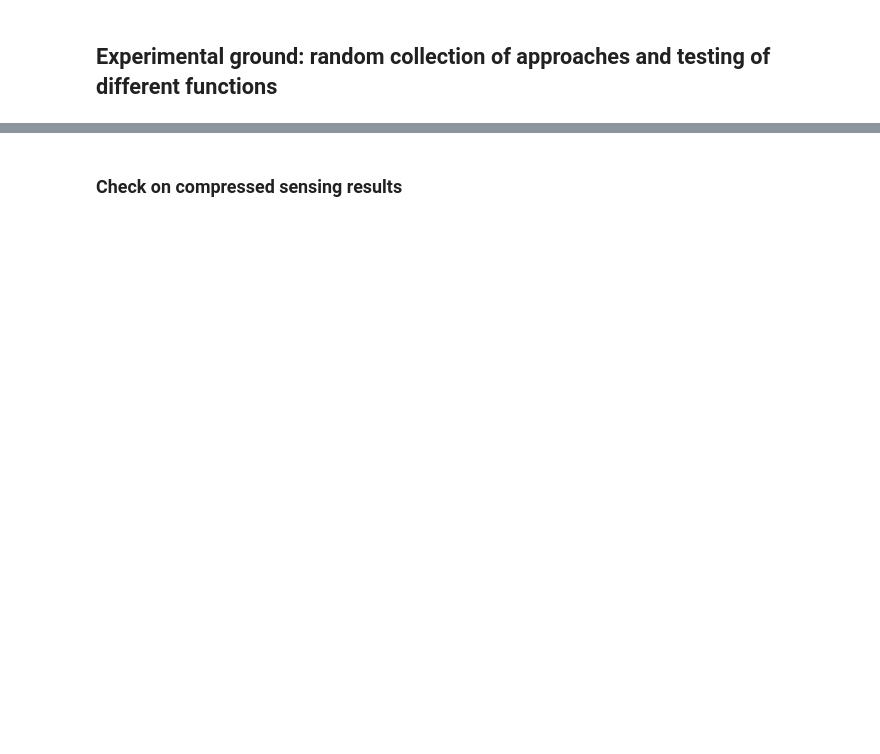
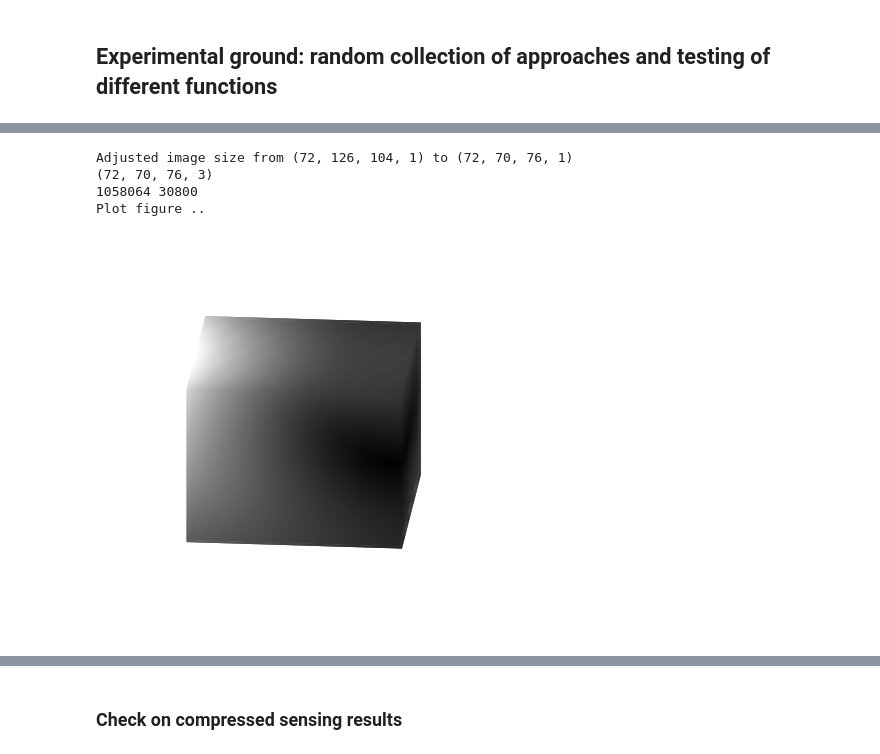
Before and after one commit to PiaaCaa/4DFlowNet, a Jupyter notebook: src/notebooks/experimental.ipynb, the cells around one changed output, grey strips where cells are left out. Saved outputs shown, nothing was run; the diff lists cells and outputs as text; code cells hidden in the pictures; blank space fills up the shorter version.

```diff
--- a/src/notebooks/experimental.ipynb
+++ b/src/notebooks/experimental.ipynb
@@ -68,0 +333,56 @@ FileNotFoundError: [Errno 2] No such file or directory: '/mnt/c/Users/piacal/Cod
+# %%
+# Import libraries
+from mpl_toolkits.mplot3d import Axes3D
+
+path_csm = f'../../results/kspacesampling/csm/csm_64_126_resized'
+csm = cfl.readcfl(path_csm)
+
+csm_1 = np.abs(csm[..., 2])
+csm_1 = adjust_image_size_centered(np.expand_dims(csm_1, -1), (*ksp_full.shape, 1)).squeeze()
+
+# set middle to zero
+csm_1[1:-1, 1:-1, 1:-1] = 0
+
+# normalisera
+csm_1 /= np.max(csm_1)
+
+x, y, z = csm_1.shape
+
+# Create axis
+axes = [x, y, z]
+
+# Control colour
+colors = np.empty(axes + [3], dtype=np.float32)
+
+b_x, b_y, b_z = np.where(csm_1 !=0)
+
+colors[b_x, b_y,b_z , 0] = csm_1[b_x, b_y,b_z]
+colors[b_x, b_y,b_z , 1] = csm_1[b_x, b_y,b_z]
+colors[b_x, b_y,b_z , 2] = csm_1[b_x, b_y,b_z]
+
+data = np.zeros(axes)
+data[np.where(csm_1 != 0 )] = 1
+data.astype(bool)
+
+print(colors.shape)
+
+print(np.count_nonzero(colors), np.count_nonzero(data))
+
+print('Plot figure ..')
+# Plot figure
+fig = plt.figure()
+ax = fig.add_subplot(111, projection='3d', proj_type = 'ortho')
+ax.voxels(data, facecolors=colors, shade=False)
+plt.grid(b=None) # Hide grid lines
+plt.axis('off') # Hide axes ticks
+ax.view_init(elev=20, azim=95, roll=1.3) # Set the view angle
+# Set the view angle
+# ax.view_init(elev=17, azim=-80, roll = 2.1)
+
+plt.show()
+# %% [output]
+Adjusted image size from (72, 126, 104, 1) to (72, 70, 76, 1)
+(72, 70, 76, 3)
+1058064 30800
+Plot figure ..
+[figure, added]
```
Also changed, not shown: parts of 67 cells of this notebook, 6 other files.
